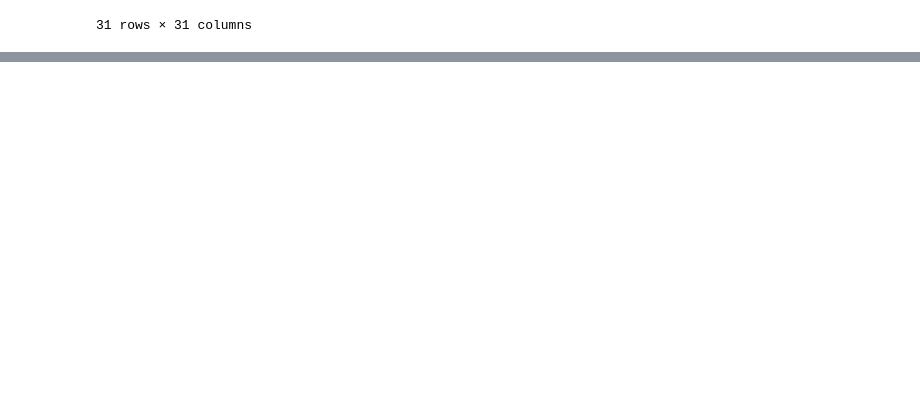
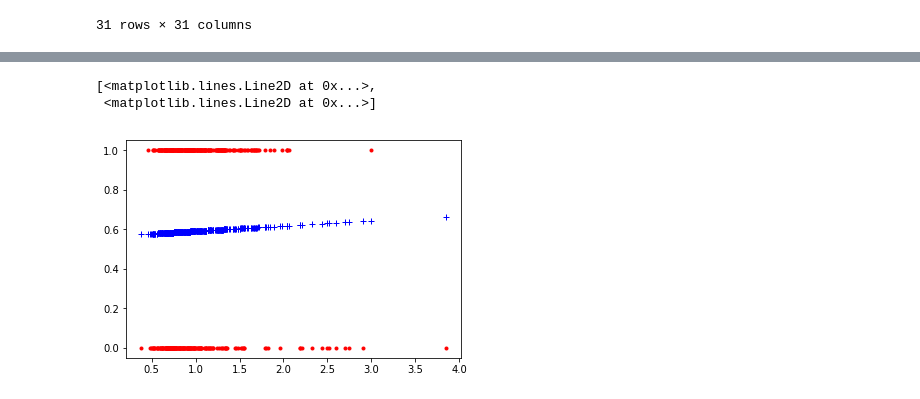
Before and after one commit to kaustubhharapanahalli/MachineLearningIntro, a Jupyter notebook: Logistic Regression/breast cancer type prediction using logistic regression.ipynb, the cells around one changed output, grey strips where cells are left out. Cells and saved outputs as stored; diff of their text form; code cells hidden in the pictures; blank space fills up the shorter version.

Commit message:
Completed the code by performing step gradient and gradient descent. Also found out the accuracy of the algorithm

```diff
--- a/Logistic Regression/breast cancer type prediction using logistic regression.ipynb
+++ b/Logistic Regression/breast cancer type prediction using logistic regression.ipynb
@@ -122,2 +128,31 @@ def squared_error():
-# %%
-def step_gradient():
+# %%
+def step_gradient(a, b, x, y, learning_rate):
+    grad_a = 0
+    grad_b = 0
+    m = len(x)
+    for i in range(m):
+        z = a*x[i] + b
+        grad_a += 1/m * (sigmoid(z) - y[i]) * x[i]
+        grad_b += 1/m * (sigmoid(z) - y[i])
+
+    a = a - (grad_a * learning_rate)
+    b = b - (grad_b * learning_rate)
+    return a, b
+# %%
+def descend(initial_a, initial_b, x, y, learning_rate, iterations):
+    a = initial_a
+    b = initial_b
+    for i in range(iterations):
+        e = error(a, b, x, y)
+        if i % 1000 == 0:
+            print(f'Error:{e}')
+
+        a, b = step_gradient(a, b, x, y, learning_rate)
+    return a, b
+# %%
+a = 1
+b = 1
+learning_rate = 0.001
+iterations = 10000
+
+final_a, final_b = descend(a, b, x_train, y_train, learning_rate, iterations)
@@ -123,0 +170,7 @@ def step_gradient():
+# %%
+f = final_a * x_train + final_b
+plt.plot(x_train, y_train, 'r.', x_train, sigmoid(f), 'b+')
+# %% [output]
+[<matplotlib.lines.Line2D at 0x...>,
+ <matplotlib.lines.Line2D at 0x...>]
+[figure, added]
```
Also changed, not shown: parts of 12 cells of this notebook.
